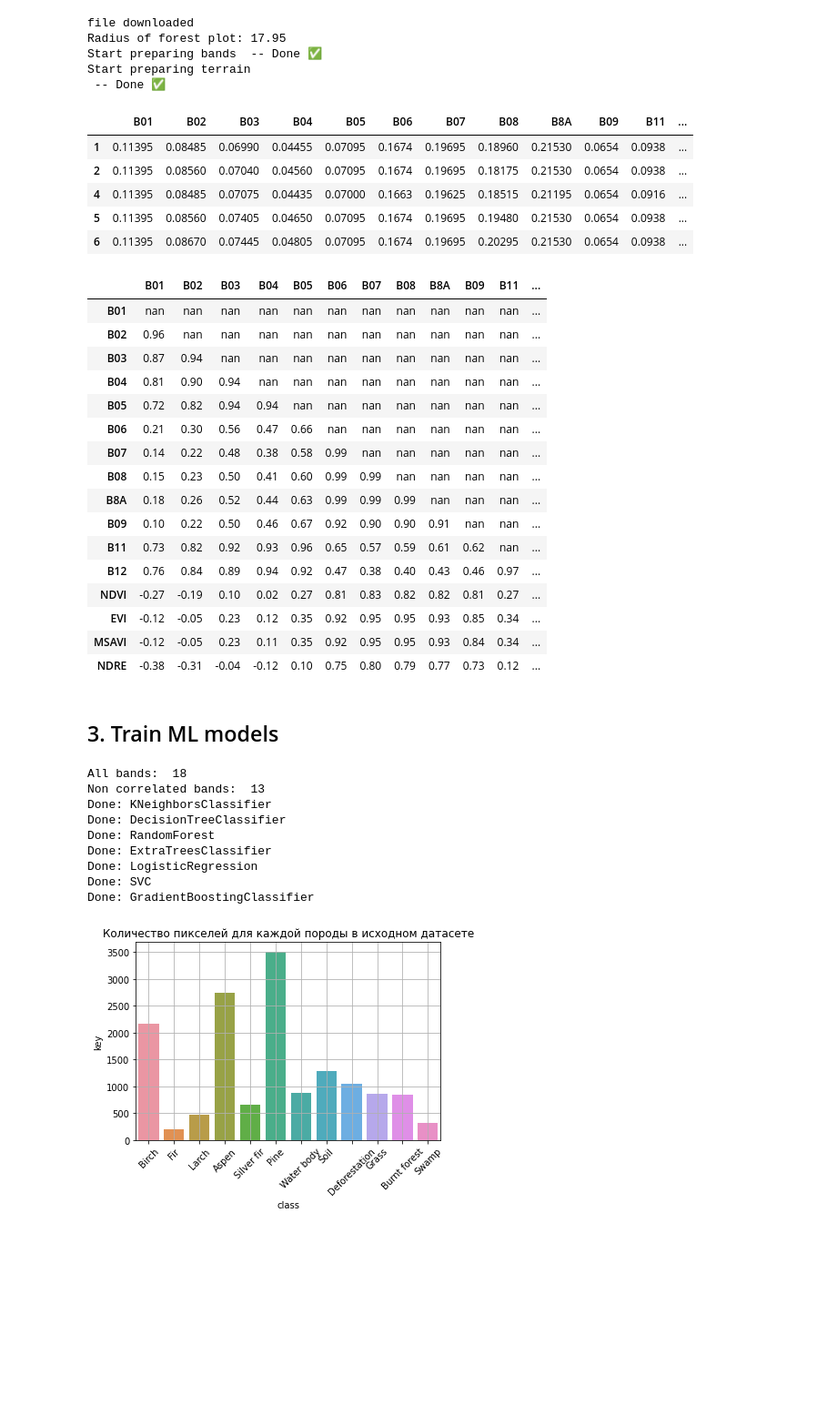
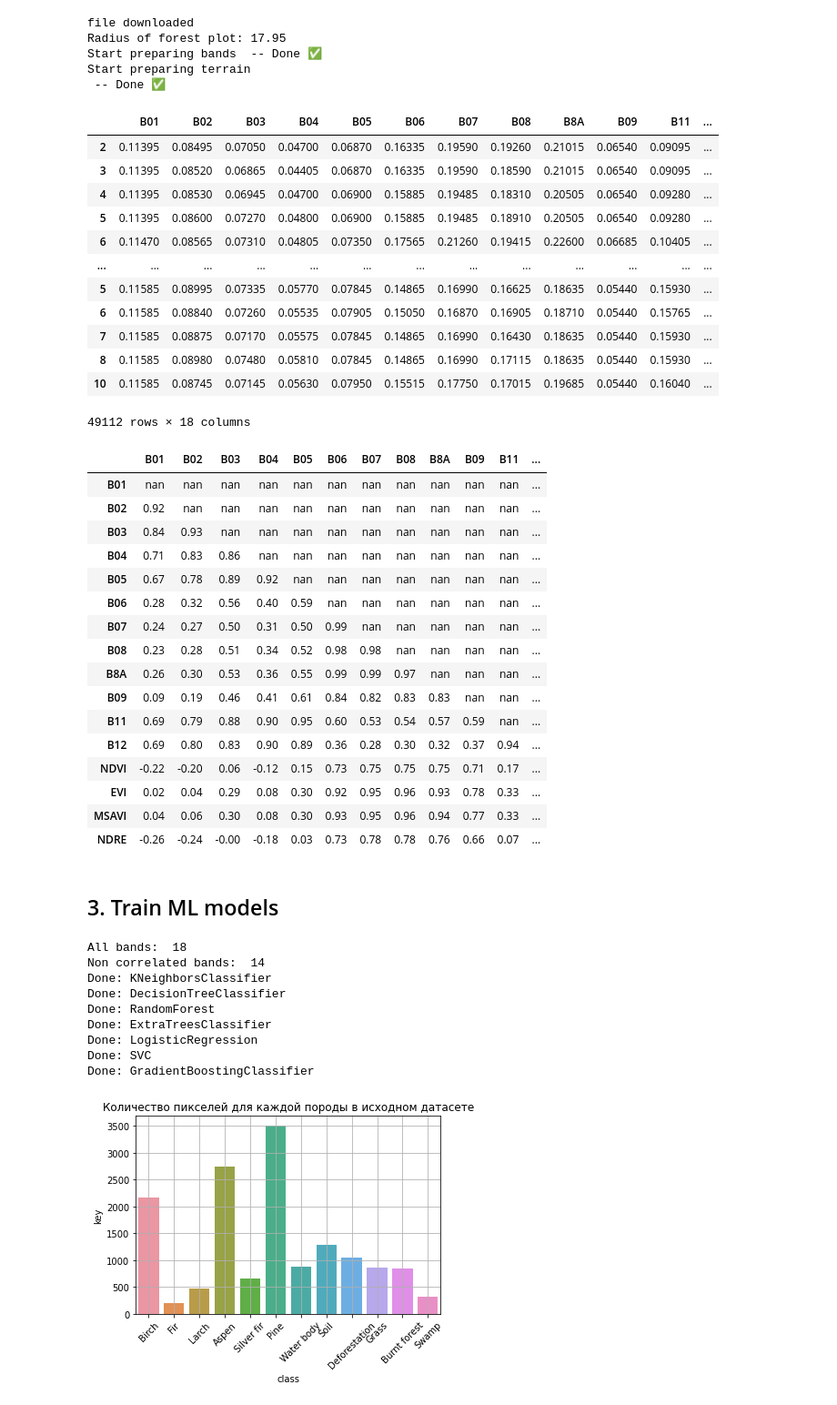
Before and after one commit to mishagrol/ForestMapping, a Jupyter notebook: notebooks/ForrestMapping.ipynb, the cells around one changed output. Shown at 91% size. Saved outputs shown, nothing was run; the diff lists cells and outputs as text; code cells hidden in the pictures; blank space fills up the shorter version.

Commit message:
upd: add full dataset and selection of main forest type

```diff
--- a/notebooks/ForrestMapping.ipynb
+++ b/notebooks/ForrestMapping.ipynb
@@ -93,6 +93,6 @@ gdf = gpd.read_file(full_dataset)
 non_forest=gpd.read_file('../shape_data/non_forest.geojson')
 
 # threshold=80 -> Percent of main forest type for inventory plot
-gdf = get_dataset(gdf=gdf, non_forest=non_forest, threshold=50)
+gdf = get_dataset(gdf=gdf, non_forest=non_forest, threshold=40)
 gdf = gdf.reset_index(drop=True)
 gdf.loc[:, 'key'] = gdf.index
@@ -118,14 +136,21 @@ Start preparing terrain
  -- Done ✅
 # %%
 # S2 L2A bands and SVI
-bands.head()
+bands
 # %% [output]
 |  | B01 | B02 | B03 | B04 | B05 | B06 | B07 | B08 | B8A | B09 | B11 | ... |
-| 1 | 0.11395 | 0.08485 | 0.06990 | 0.04455 | 0.07095 | 0.1674 | 0.19695 | 0.18960 | 0.21530 | 0.0654 | 0.0938 | ... |
-| 2 | 0.11395 | 0.08560 | 0.07040 | 0.04560 | 0.07095 | 0.1674 | 0.19695 | 0.18175 | 0.21530 | 0.0654 | 0.0938 | ... |
-| 4 | 0.11395 | 0.08485 | 0.07075 | 0.04435 | 0.07000 | 0.1663 | 0.19625 | 0.18515 | 0.21195 | 0.0654 | 0.0916 | ... |
-| 5 | 0.11395 | 0.08560 | 0.07405 | 0.04650 | 0.07095 | 0.1674 | 0.19695 | 0.19480 | 0.21530 | 0.0654 | 0.0938 | ... |
-| 6 | 0.11395 | 0.08670 | 0.07445 | 0.04805 | 0.07095 | 0.1674 | 0.19695 | 0.20295 | 0.21530 | 0.0654 | 0.0938 | ... |
+| 2 | 0.11395 | 0.08495 | 0.07050 | 0.04700 | 0.06870 | 0.16335 | 0.19590 | 0.19260 | 0.21015 | 0.06540 | 0.09095 | ... |
+| 3 | 0.11395 | 0.08520 | 0.06865 | 0.04405 | 0.06870 | 0.16335 | 0.19590 | 0.18590 | 0.21015 | 0.06540 | 0.09095 | ... |
+| 4 | 0.11395 | 0.08530 | 0.06945 | 0.04700 | 0.06900 | 0.15885 | 0.19485 | 0.18310 | 0.20505 | 0.06540 | 0.09280 | ... |
+| 5 | 0.11395 | 0.08600 | 0.07270 | 0.04800 | 0.06900 | 0.15885 | 0.19485 | 0.18910 | 0.20505 | 0.06540 | 0.09280 | ... |
+| 6 | 0.11470 | 0.08565 | 0.07310 | 0.04805 | 0.07350 | 0.17565 | 0.21260 | 0.19415 | 0.22600 | 0.06685 | 0.10405 | ... |
+| ... | ... | ... | ... | ... | ... | ... | ... | ... | ... | ... | ... | ... |
+| 5 | 0.11585 | 0.08995 | 0.07335 | 0.05770 | 0.07845 | 0.14865 | 0.16990 | 0.16625 | 0.18635 | 0.05440 | 0.15930 | ... |
+| 6 | 0.11585 | 0.08840 | 0.07260 | 0.05535 | 0.07905 | 0.15050 | 0.16870 | 0.16905 | 0.18710 | 0.05440 | 0.15765 | ... |
+| 7 | 0.11585 | 0.08875 | 0.07170 | 0.05575 | 0.07845 | 0.14865 | 0.16990 | 0.16430 | 0.18635 | 0.05440 | 0.15930 | ... |
+| 8 | 0.11585 | 0.08980 | 0.07480 | 0.05810 | 0.07845 | 0.14865 | 0.16990 | 0.17115 | 0.18635 | 0.05440 | 0.15930 | ... |
+| 10 | 0.11585 | 0.08745 | 0.07145 | 0.05630 | 0.07950 | 0.15515 | 0.17750 | 0.17015 | 0.19685 | 0.05440 | 0.16040 | ... |
+49112 rows × 18 columns
 # %%
 # Fill diagonal and upper half with NaNs
 corr = bands.corr()
@@ -140,21 +165,21 @@ corr[mask] = np.nan
 # %% [output]
 |  | B01 | B02 | B03 | B04 | B05 | B06 | B07 | B08 | B8A | B09 | B11 | ... |
 | B01 | nan | nan | nan | nan | nan | nan | nan | nan | nan | nan | nan | ... |
-| B02 | 0.96 | nan | nan | nan | nan | nan | nan | nan | nan | nan | nan | ... |
-| B03 | 0.87 | 0.94 | nan | nan | nan | nan | nan | nan | nan | nan | nan | ... |
-| B04 | 0.81 | 0.90 | 0.94 | nan | nan | nan | nan | nan | nan | nan | nan | ... |
-| B05 | 0.72 | 0.82 | 0.94 | 0.94 | nan | nan | nan | nan | nan | nan | nan | ... |
-| B06 | 0.21 | 0.30 | 0.56 | 0.47 | 0.66 | nan | nan | nan | nan | nan | nan | ... |
-| B07 | 0.14 | 0.22 | 0.48 | 0.38 | 0.58 | 0.99 | nan | nan | nan | nan | nan | ... |
-| B08 | 0.15 | 0.23 | 0.50 | 0.41 | 0.60 | 0.99 | 0.99 | nan | nan | nan | nan | ... |
-| B8A | 0.18 | 0.26 | 0.52 | 0.44 | 0.63 | 0.99 | 0.99 | 0.99 | nan | nan | nan | ... |
-| B09 | 0.10 | 0.22 | 0.50 | 0.46 | 0.67 | 0.92 | 0.90 | 0.90 | 0.91 | nan | nan | ... |
-| B11 | 0.73 | 0.82 | 0.92 | 0.93 | 0.96 | 0.65 | 0.57 | 0.59 | 0.61 | 0.62 | nan | ... |
-| B12 | 0.76 | 0.84 | 0.89 | 0.94 | 0.92 | 0.47 | 0.38 | 0.40 | 0.43 | 0.46 | 0.97 | ... |
-| NDVI | -0.27 | -0.19 | 0.10 | 0.02 | 0.27 | 0.81 | 0.83 | 0.82 | 0.82 | 0.81 | 0.27 | ... |
-| EVI | -0.12 | -0.05 | 0.23 | 0.12 | 0.35 | 0.92 | 0.95 | 0.95 | 0.93 | 0.85 | 0.34 | ... |
-| MSAVI | -0.12 | -0.05 | 0.23 | 0.11 | 0.35 | 0.92 | 0.95 | 0.95 | 0.93 | 0.84 | 0.34 | ... |
-| NDRE | -0.38 | -0.31 | -0.04 | -0.12 | 0.10 | 0.75 | 0.80 | 0.79 | 0.77 | 0.73 | 0.12 | ... |
+| B02 | 0.92 | nan | nan | nan | nan | nan | nan | nan | nan | nan | nan | ... |
+| B03 | 0.84 | 0.93 | nan | nan | nan | nan | nan | nan | nan | nan | nan | ... |
+| B04 | 0.71 | 0.83 | 0.86 | nan | nan | nan | nan | nan | nan | nan | nan | ... |
+| B05 | 0.67 | 0.78 | 0.89 | 0.92 | nan | nan | nan | nan | nan | nan | nan | ... |
+| B06 | 0.28 | 0.32 | 0.56 | 0.40 | 0.59 | nan | nan | nan | nan | nan | nan | ... |
+| B07 | 0.24 | 0.27 | 0.50 | 0.31 | 0.50 | 0.99 | nan | nan | nan | nan | nan | ... |
+| B08 | 0.23 | 0.28 | 0.51 | 0.34 | 0.52 | 0.98 | 0.98 | nan | nan | nan | nan | ... |
+| B8A | 0.26 | 0.30 | 0.53 | 0.36 | 0.55 | 0.99 | 0.99 | 0.97 | nan | nan | nan | ... |
+| B09 | 0.09 | 0.19 | 0.46 | 0.41 | 0.61 | 0.84 | 0.82 | 0.83 | 0.83 | nan | nan | ... |
+| B11 | 0.69 | 0.79 | 0.88 | 0.90 | 0.95 | 0.60 | 0.53 | 0.54 | 0.57 | 0.59 | nan | ... |
+| B12 | 0.69 | 0.80 | 0.83 | 0.90 | 0.89 | 0.36 | 0.28 | 0.30 | 0.32 | 0.37 | 0.94 | ... |
+| NDVI | -0.22 | -0.20 | 0.06 | -0.12 | 0.15 | 0.73 | 0.75 | 0.75 | 0.75 | 0.71 | 0.17 | ... |
+| EVI | 0.02 | 0.04 | 0.29 | 0.08 | 0.30 | 0.92 | 0.95 | 0.96 | 0.93 | 0.78 | 0.33 | ... |
+| MSAVI | 0.04 | 0.06 | 0.30 | 0.08 | 0.30 | 0.93 | 0.95 | 0.96 | 0.94 | 0.77 | 0.33 | ... |
+| NDRE | -0.26 | -0.24 | -0.00 | -0.18 | 0.03 | 0.73 | 0.78 | 0.78 | 0.76 | 0.66 | 0.07 | ... |
 # %% [markdown]
 ## 3. Train ML models
 # %%
@@ -378,7 +403,7 @@ df_score_group, df_score_class_dict = get_metric(base_classfiers=base_classfiers
                                                 X_test=X_test)
 # %% [output]
 All bands:  18
-Non correlated bands:  13
+Non correlated bands:  14
 Done: KNeighborsClassifier
 Done: DecisionTreeClassifier
 Done: RandomForest
```
Also changed, not shown: parts of 1 cell of this notebook, 1 other file.
